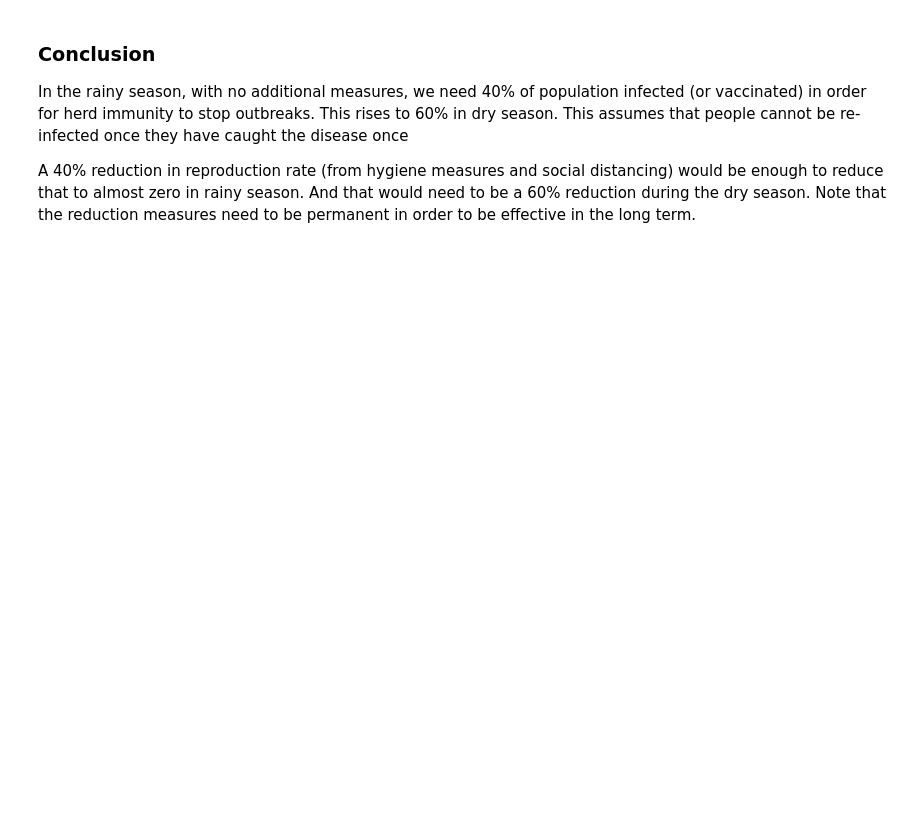
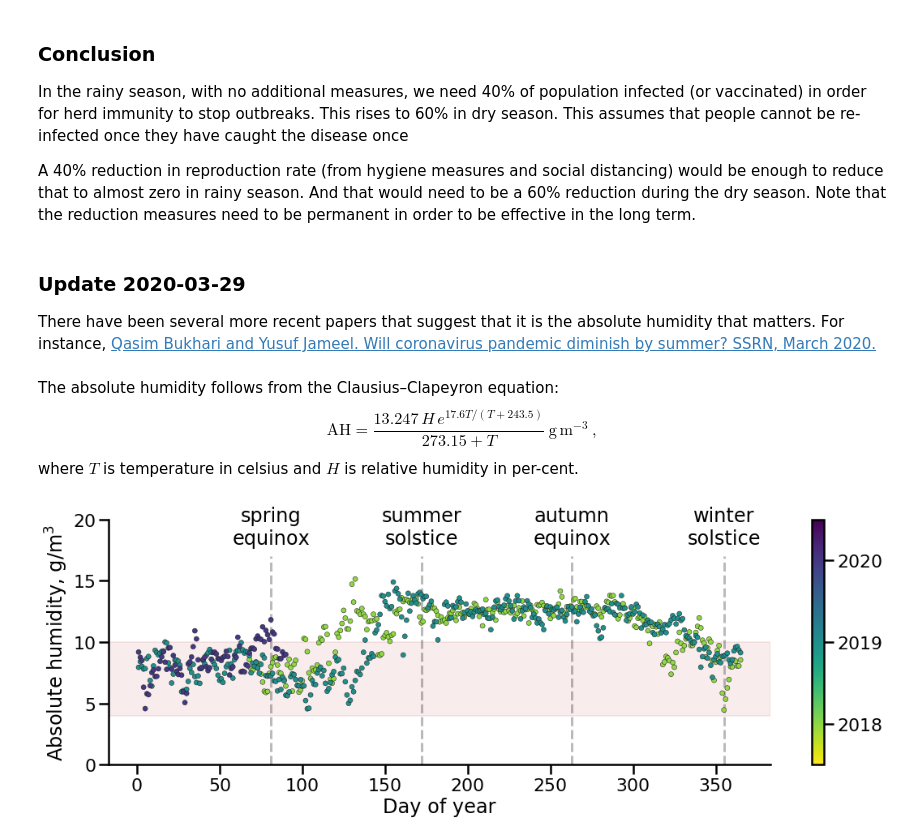
Before and after one commit to will-henney/will-weather, a Jupyter notebook: notebooks/COVID-19 versus the weather.ipynb, the cells around one changed output. Cells and saved outputs as stored; diff of their text form; code cells hidden in the pictures; blank space fills up the shorter version.

Commit message:
New graph of absolute humidity for Morelia
The danger zone according to Bukhari & Jameel is 4 to 10 g/m3.  Morelia
will not be definitively clear of that regime until the rains start.

```diff
--- a/notebooks/COVID-19 versus the weather.ipynb
+++ b/notebooks/COVID-19 versus the weather.ipynb
@@ -195,3 +195,18 @@ sns.despine()
 In the rainy season, with no additional measures, we need 40% of population infected (or vaccinated) in order for herd immunity to stop outbreaks.  This rises to 60% in dry season.  This assumes that people cannot be re-infected once they have caught the disease once
 
 A 40% reduction in reproduction rate (from hygiene measures and social distancing) would be enough to reduce that to almost zero in rainy season.  And that would need to be a 60% reduction during the dry season.  Note that the reduction measures need to be permanent in order to be effective in the long term.
+# %% [markdown]
+### Update 2020-03-29
+
+There have been several more recent papers that suggest that it is the absolute humidity that matters.  For instance, [Qasim Bukhari and Yusuf Jameel. Will coronavirus pandemic diminish by summer? SSRN, March 2020.](https://ssrn.com/abstract=3556998)
+# %% [markdown]
+The absolute humidity follows from the Clausius–Clapeyron equation:
+$$
+\mathrm{AH} =
+\frac{
+13.247\, H \, e^{17.6 T / (T + 243.5)}
+}{
+273.15 + T
+} \ \mathrm{g\,m^{-3}} \ ,
+$$
+where $T$ is temperature in celsius and $H$ is relative humidity in per-cent.
@@ -197,0 +215,27 @@ A 40% reduction in reproduction rate (from hygiene measures and social distancin
+# %%
+sns.set_context('poster')
+# %%
+T = df_mean["Temperature"]
+df_mean["AH"] = 13.247*df_mean["Humidity"]*np.exp(17.6*T/(T + 243.5))/(273.15 + T)
+# %%
+fig, ax = plt.subplots(figsize=(16,6))
+scat = ax.scatter("DAY", "AH", data=df_mean, c=df_mean.index.year,
+                  edgecolors="k", linewidths=0.5,
+                  marker=".", vmin=2017.5, vmax=2020.5, cmap="viridis_r")
+cb = fig.colorbar(scat, ax=ax, ticks=[2018, 2019, 2020], format="%d")
+ax.axhspan(4.0, 10.0, color="r", alpha=0.1, zorder=-10)
+for i, s in zip([0, 91, 182, 273], ["winter\nsolstice", "spring\nequinox", "summer\nsolstice", "autumn\nequinox"]):
+    # Try and hit equinoxes and solstices
+    iday = (i - 10) % 365
+    ax.axvline(iday, color="k", ls="--", zorder=-10, alpha=0.3, ymax=0.85)
+    ax.text(iday, 18.0, s, ha="center")
+ax.set(
+    ylim=[0, 20],
+    ylabel='Absolute humidity, g/m$^3$',
+    xlabel='Day of year',
+)
+sns.despine()
+fig.tight_layout()
+fig.savefig("morelia-absolute-humidity-2018-to-2020.")
+# %% [output]
+[figure, added]
```
Also changed, not shown: parts of 8 cells of this notebook, 6 other files.
